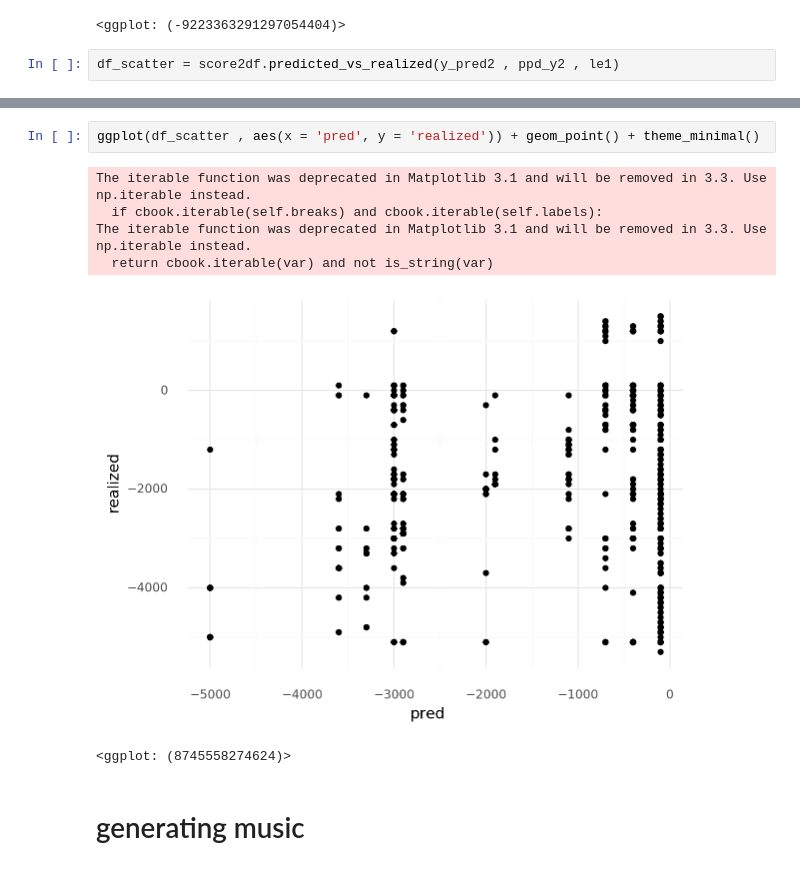
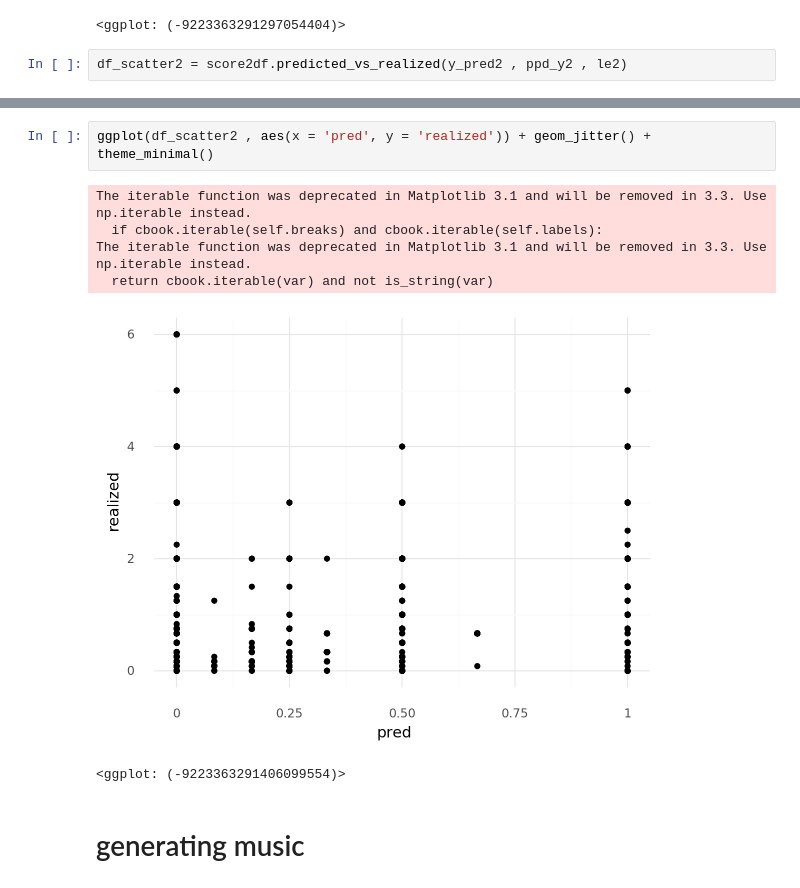
Before and after one commit to unagiinu2k/deepjazz_in_a_file, a Jupyter notebook: rnn_bach_chords_as_sequence.ipynb, the cells around one changed output, grey strips where cells are left out. Cells and saved outputs as stored; diff of their text form.

Commit message:
tweaking pred vs real scatter

```diff
--- a/rnn_bach_chords_as_sequence.ipynb
+++ b/rnn_bach_chords_as_sequence.ipynb
@@ -483,4 +483,4 @@ The iterable function was deprecated in Matplotlib 3.1 and will be removed in 3.
 [figure]
 <ggplot: (-9223363291297054404)>
 # %%
-df_scatter = score2df.predicted_vs_realized(y_pred2 , ppd_y2 , le1)
+df_scatter2 = score2df.predicted_vs_realized(y_pred2 , ppd_y2 , le2)
@@ -487,12 +509,12 @@ df_scatter = score2df.predicted_vs_realized(y_pred2 , ppd_y2 , le1)
 # %%
-ggplot(df_scatter , aes(x = 'pred', y = 'realized')) + geom_point() + theme_minimal()
+ggplot(df_scatter2 , aes(x = 'pred', y = 'realized')) + geom_jitter() + theme_minimal()
 # %% [output]
 The iterable function was deprecated in Matplotlib 3.1 and will be removed in 3.3. Use np.iterable instead.
   if cbook.iterable(self.breaks) and cbook.iterable(self.labels):
 The iterable function was deprecated in Matplotlib 3.1 and will be removed in 3.3. Use np.iterable instead.
   return cbook.iterable(var) and not is_string(var)
-[figure, old version]
+[figure, new version]
-<ggplot: (8745558274624)>
+<ggplot: (-9223363291406099554)>
 # %% [markdown]
 # generating music
 # %%
```
Also changed, not shown: parts of 2 cells of this notebook.
